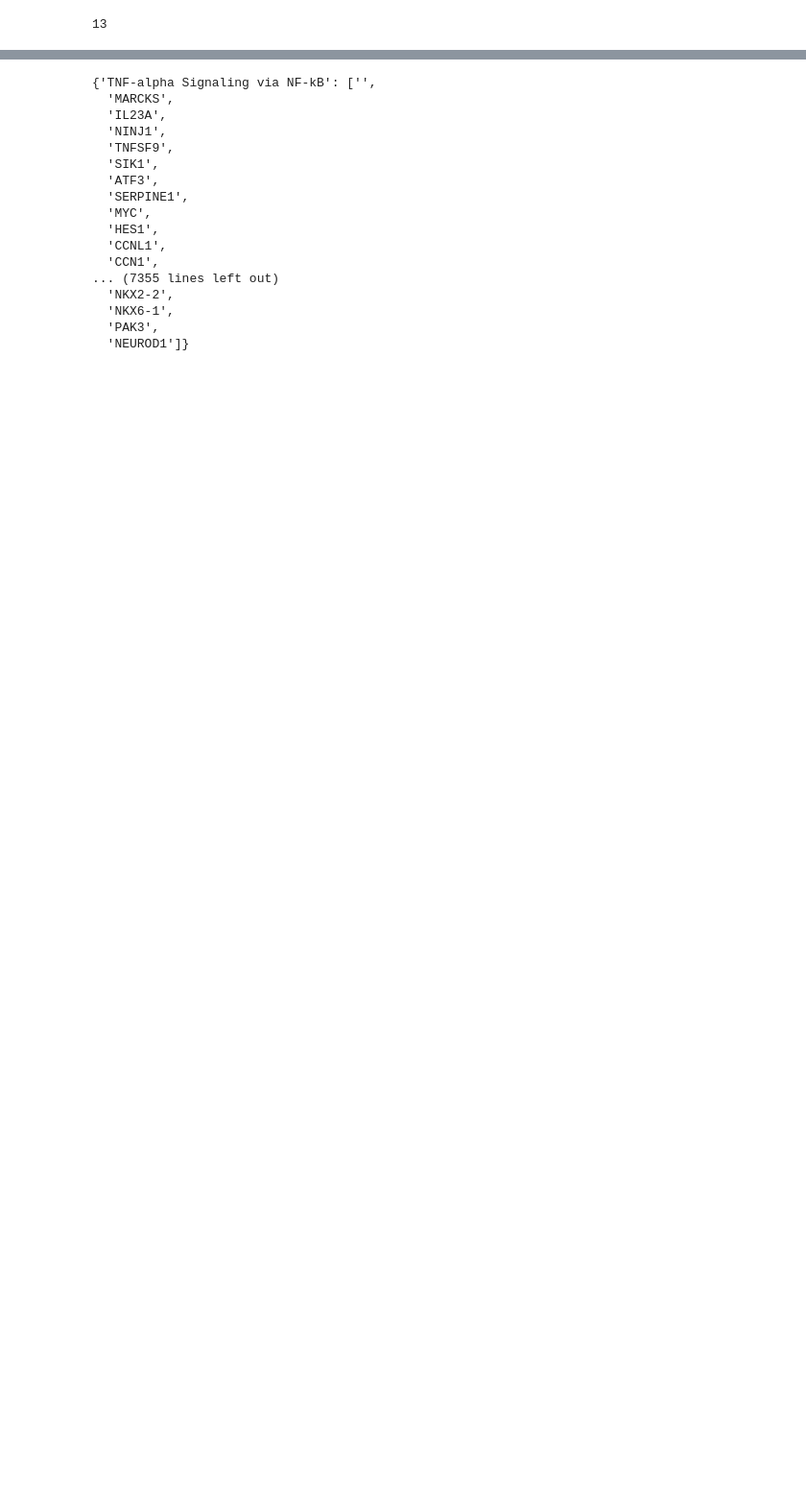
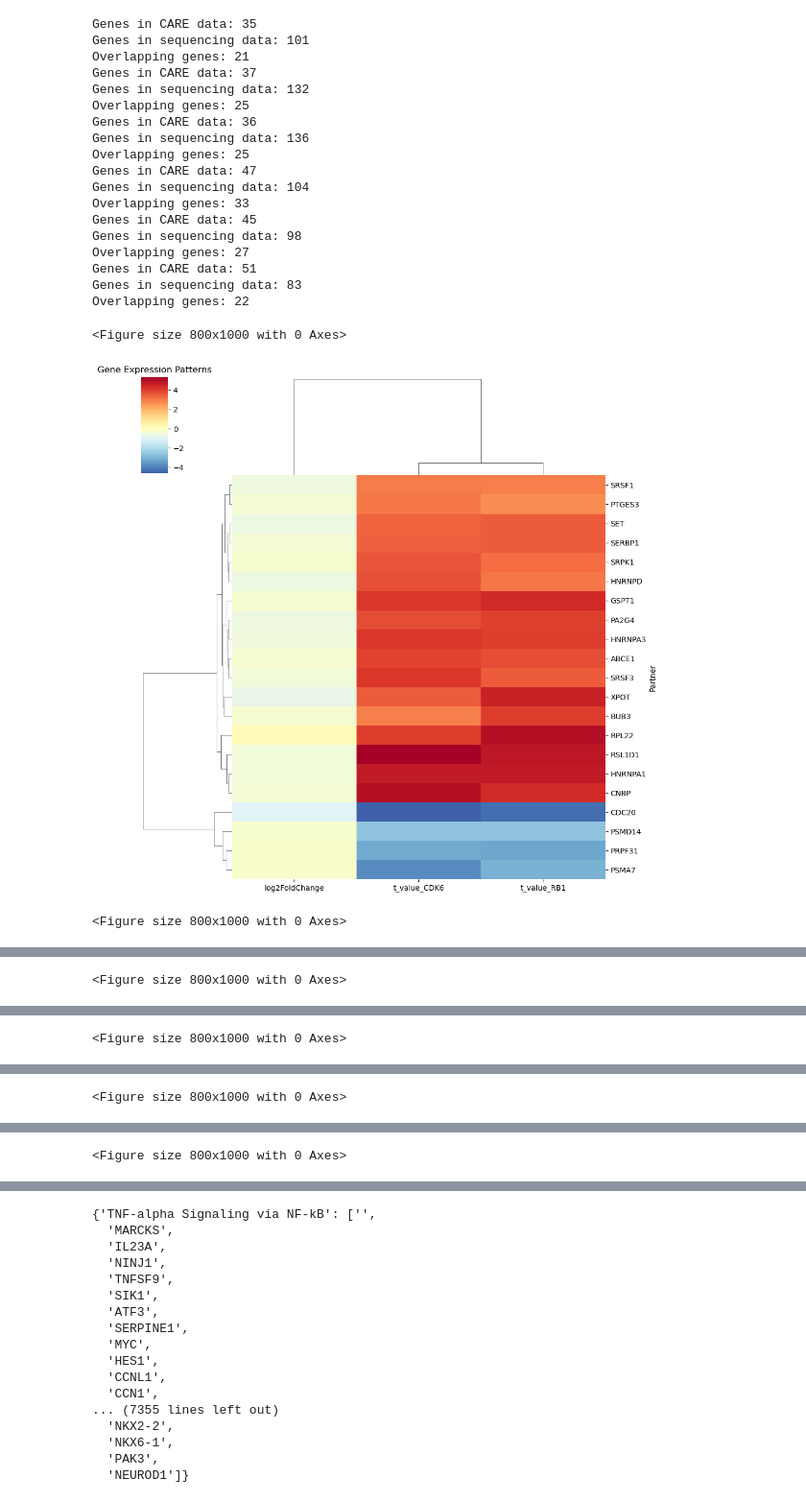
Before and after one commit to macorony/palbocilib_analysis_pipeline, a Jupyter notebook: temp.ipynb, the cells around one changed output, grey strips where cells are left out. Shown: that part at 96% size. Drawn from its saved outputs; the diff is of its cells as text; code cells hidden in the pictures; blank space fills up the shorter version.

```diff
--- a/temp.ipynb
+++ b/temp.ipynb
@@ -18,9 +14,34 @@ geneset3 = geneset_library['Myc Targets V1']
+# %%
+pathways2plot = ["Myc Targets V1","G2-M Checkpoint","E2F Targets",
+                 "Epithelial Mesenchymal Transition", "TNF-alpha Signaling via NF-kB",
+                 "Glycolysis"]
 # %%
 palbo_seq = palbo_RNAseq("./input_data/palbo_RNAseq/palbociclib_gene_list.txt")
 fpath1="./input_data//palbo_signature/CCLE_palbo_CDK6.csv"
 fpath2="./input_data/palbo_signature/CCLE_palbo_RB1.csv"
 palbo_sig = palbo_signatures(fpath1, fpath2)
-# %%
-palbo_sig.combo['Partner'].isin(geneset1).sum()
-# %% [output]
-13
+# %%
+for each in pathways2plot:
+    geneset_heatmap(geneset_library[each], palbo_sig.combo, palbo_seq.gene_summary)
+# %% [output]
+Genes in CARE data: 35
+Genes in sequencing data: 101
+Overlapping genes: 21
+Genes in CARE data: 37
+Genes in sequencing data: 132
+Overlapping genes: 25
+Genes in CARE data: 36
+Genes in sequencing data: 136
+Overlapping genes: 25
+Genes in CARE data: 47
+Genes in sequencing data: 104
+Overlapping genes: 33
+Genes in CARE data: 45
+Genes in sequencing data: 98
+Overlapping genes: 27
+Genes in CARE data: 51
+Genes in sequencing data: 83
+Overlapping genes: 22
+<Figure size 800x1000 with 0 Axes>
+[figure, added]
+<Figure size 800x1000 with 0 Axes>
@@ -26,0 +49 @@ palbo_sig.combo['Partner'].isin(geneset1).sum()
+<Figure size 800x1000 with 0 Axes>
@@ -26,0 +51 @@ palbo_sig.combo['Partner'].isin(geneset1).sum()
+<Figure size 800x1000 with 0 Axes>
@@ -26,0 +53 @@ palbo_sig.combo['Partner'].isin(geneset1).sum()
+<Figure size 800x1000 with 0 Axes>
@@ -26,0 +55 @@ palbo_sig.combo['Partner'].isin(geneset1).sum()
+<Figure size 800x1000 with 0 Axes>
```
Also changed, not shown: parts of 3 cells of this notebook, 2 other files.
